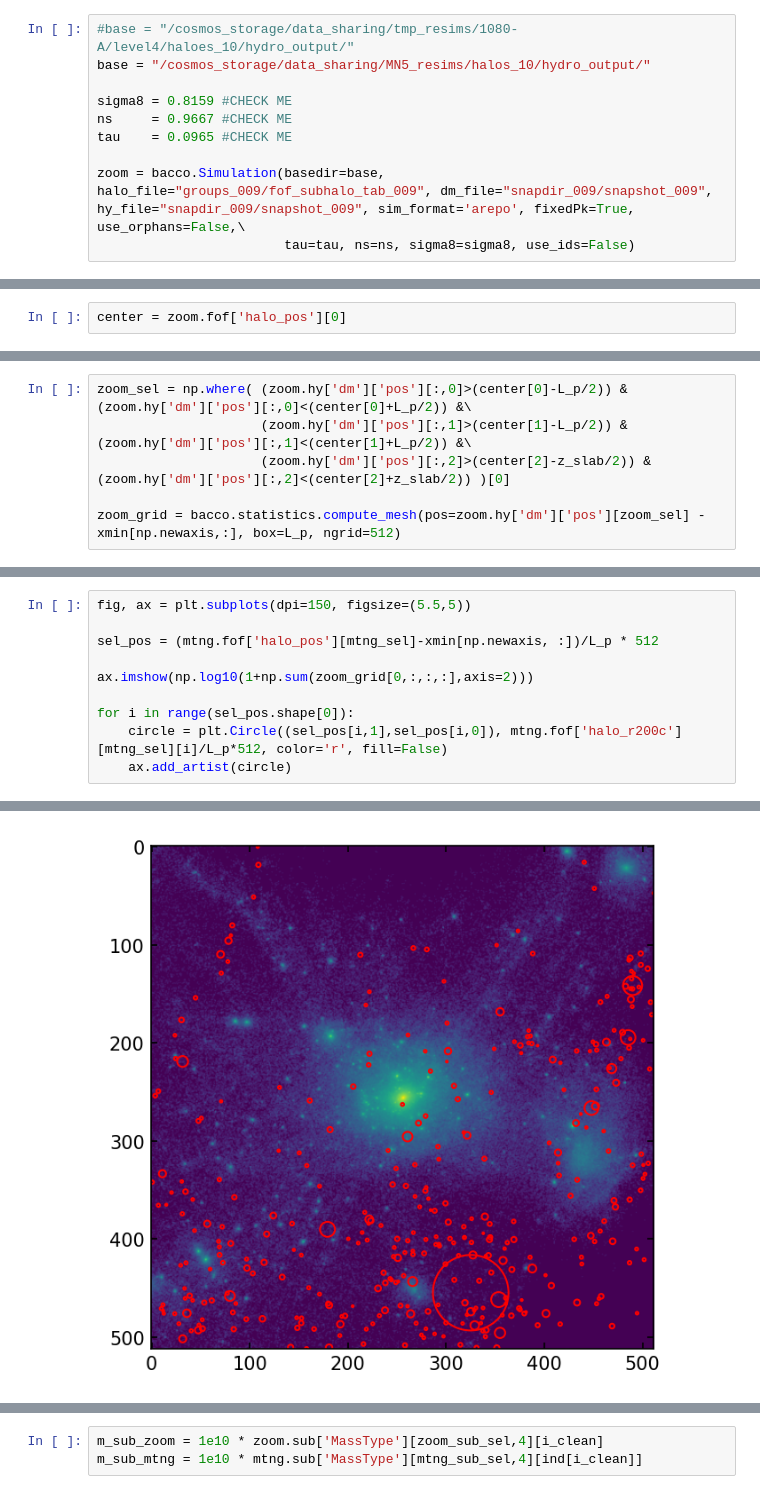
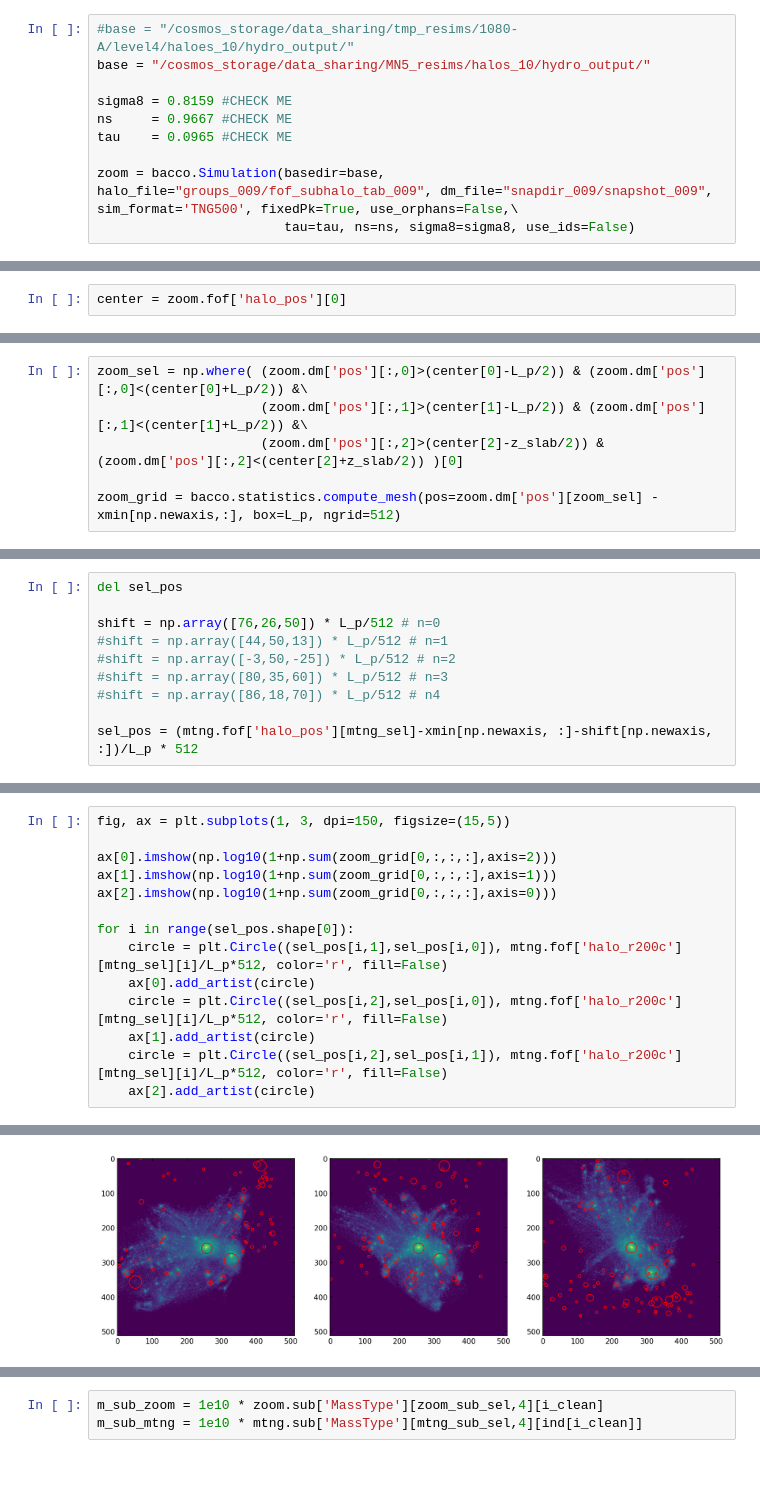
Before and after one commit to fgmaion/MTNG-resims, a Jupyter notebook: Notebooks/cross-matching.ipynb, the cells around one changed output, grey strips where cells are left out. Cells and saved outputs as stored; diff of their text form.

```diff
--- a/Notebooks/cross-matching.ipynb
+++ b/Notebooks/cross-matching.ipynb
@@ -20,6 +20,6 @@ sigma8 = 0.8159 #CHECK ME
 ns     = 0.9667 #CHECK ME
 tau    = 0.0965 #CHECK ME
 
-zoom = bacco.Simulation(basedir=base, halo_file="groups_009/fof_subhalo_tab_009", dm_file="snapdir_009/snapshot_009", hy_file="snapdir_009/snapshot_009", sim_format='arepo', fixedPk=True, use_orphans=False,\
+zoom = bacco.Simulation(basedir=base, halo_file="groups_009/fof_subhalo_tab_009", dm_file="snapdir_009/snapshot_009", sim_format='TNG500', fixedPk=True, use_orphans=False,\
                         tau=tau, ns=ns, sigma8=sigma8, use_ids=False)
 # %% [output]
@@ -59,6 +64,6 @@ mtng_sel = np.where( (mtng.fof['halo_pos'][:,0]>(center[0]-L_p/2)) & (mtng.fof['
 # %%
-zoom_sel = np.where( (zoom.hy['dm']['pos'][:,0]>(center[0]-L_p/2)) & (zoom.hy['dm']['pos'][:,0]<(center[0]+L_p/2)) &\
-                     (zoom.hy['dm']['pos'][:,1]>(center[1]-L_p/2)) & (zoom.hy['dm']['pos'][:,1]<(center[1]+L_p/2)) &\
-                     (zoom.hy['dm']['pos'][:,2]>(center[2]-z_slab/2)) & (zoom.hy['dm']['pos'][:,2]<(center[2]+z_slab/2)) )[0]
+zoom_sel = np.where( (zoom.dm['pos'][:,0]>(center[0]-L_p/2)) & (zoom.dm['pos'][:,0]<(center[0]+L_p/2)) &\
+                     (zoom.dm['pos'][:,1]>(center[1]-L_p/2)) & (zoom.dm['pos'][:,1]<(center[1]+L_p/2)) &\
+                     (zoom.dm['pos'][:,2]>(center[2]-z_slab/2)) & (zoom.dm['pos'][:,2]<(center[2]+z_slab/2)) )[0]
 
-zoom_grid = bacco.statistics.compute_mesh(pos=zoom.hy['dm']['pos'][zoom_sel] - xmin[np.newaxis,:], box=L_p, ngrid=512)
+zoom_grid = bacco.statistics.compute_mesh(pos=zoom.dm['pos'][zoom_sel] - xmin[np.newaxis,:], box=L_p, ngrid=512)
@@ -64,0 +89,10 @@ zoom_grid = bacco.statistics.compute_mesh(pos=zoom.hy['dm']['pos'][zoom_sel] - x
+# %%
+del sel_pos
+
+shift = np.array([76,26,50]) * L_p/512 # n=0
+#shift = np.array([44,50,13]) * L_p/512 # n=1
+#shift = np.array([-3,50,-25]) * L_p/512 # n=2
+#shift = np.array([80,35,60]) * L_p/512 # n=3
+#shift = np.array([86,18,70]) * L_p/512 # n4
+
+sel_pos = (mtng.fof['halo_pos'][mtng_sel]-xmin[np.newaxis, :]-shift[np.newaxis, :])/L_p * 512
@@ -65,11 +103,15 @@ zoom_grid = bacco.statistics.compute_mesh(pos=zoom.hy['dm']['pos'][zoom_sel] - x
 # %%
-fig, ax = plt.subplots(dpi=150, figsize=(5.5,5))
+fig, ax = plt.subplots(1, 3, dpi=150, figsize=(15,5))
 
-sel_pos = (mtng.fof['halo_pos'][mtng_sel]-xmin[np.newaxis, :])/L_p * 512
-
-ax.imshow(np.log10(1+np.sum(zoom_grid[0,:,:,:],axis=2)))
+ax[0].imshow(np.log10(1+np.sum(zoom_grid[0,:,:,:],axis=2)))
+ax[1].imshow(np.log10(1+np.sum(zoom_grid[0,:,:,:],axis=1)))
+ax[2].imshow(np.log10(1+np.sum(zoom_grid[0,:,:,:],axis=0)))
 
 for i in range(sel_pos.shape[0]):
     circle = plt.Circle((sel_pos[i,1],sel_pos[i,0]), mtng.fof['halo_r200c'][mtng_sel][i]/L_p*512, color='r', fill=False)
-    ax.add_artist(circle)
+    ax[0].add_artist(circle)
+    circle = plt.Circle((sel_pos[i,2],sel_pos[i,0]), mtng.fof['halo_r200c'][mtng_sel][i]/L_p*512, color='r', fill=False)
+    ax[1].add_artist(circle)
+    circle = plt.Circle((sel_pos[i,2],sel_pos[i,1]), mtng.fof['halo_r200c'][mtng_sel][i]/L_p*512, color='r', fill=False)
+    ax[2].add_artist(circle)
 # %% [output]
@@ -77,2 +118,2 @@ for i in range(sel_pos.shape[0]):
-[figure, old version]
+[figure, new version]
 # %% [markdown]
```
Also changed, not shown: parts of 23 cells of this notebook, 1 other file.
